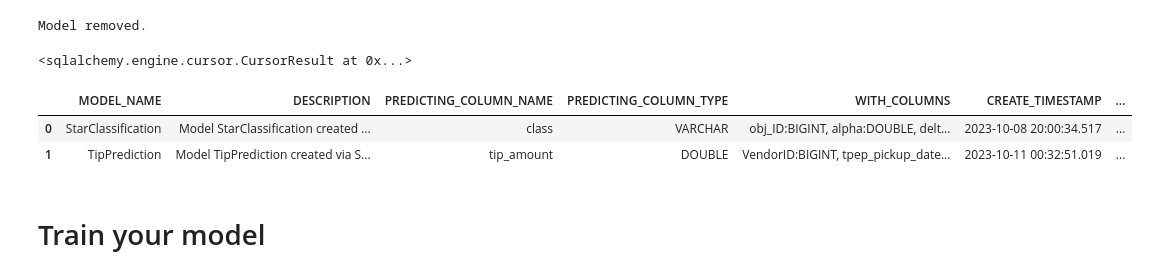
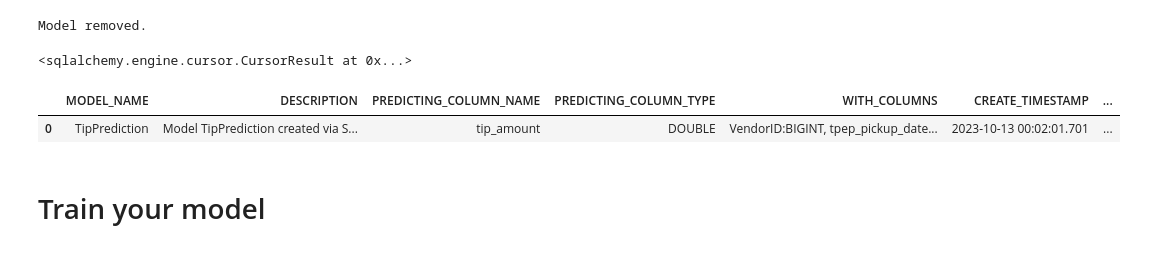
Before and after one commit to jrpereirajr/intersystems-iris-notebooks, a Jupyter notebook: cloud_sql/ny_taxi_tip_prediction/NY Taxi Tip Prediction (Regression).ipynb, the cells around one changed output. Saved outputs shown, nothing was run; the diff lists cells and outputs as text; code cells hidden in the pictures.

```diff
--- a/cloud_sql/ny_taxi_tip_prediction/NY Taxi Tip Prediction (Regression).ipynb
+++ b/cloud_sql/ny_taxi_tip_prediction/NY Taxi Tip Prediction (Regression).ipynb
@@ -257,14 +244,13 @@ conn.execute(text(sql))
 # %%
 # Get the ML models hosted in IRIS
 # For more information: https://docs.intersystems.com/irislatest/csp/docbook/DocBook.UI.Page.cls?KEY=GIML_Maintain#GIML_Using_Maintain_View_Models
 sql = """
-select * from INFORMATION_SCHEMA.ML_MODELS
+select * from INFORMATION_SCHEMA.ML_MODELS where MODEL_NAME = 'TipPrediction'
 """
-pd.read_sql(sql, conn)
+pd.read_sql(text(sql), conn)
 # %% [output]
 |  | MODEL_NAME | DESCRIPTION | PREDICTING_COLUMN_NAME | PREDICTING_COLUMN_TYPE | WITH_COLUMNS | CREATE_TIMESTAMP | ... |
-| 0 | StarClassification | Model StarClassification created ... | class | VARCHAR | obj_ID:BIGINT, alpha:DOUBLE, delt... | 2023-10-08 20:00:34.517 | ... |
-| 1 | TipPrediction | Model TipPrediction created via S... | tip_amount | DOUBLE | VendorID:BIGINT, tpep_pickup_date... | 2023-10-11 00:32:51.019 | ... |
+| 0 | TipPrediction | Model TipPrediction created via S... | tip_amount | DOUBLE | VendorID:BIGINT, tpep_pickup_date... | 2023-10-13 00:02:01.701 | ... |
 # %% [markdown]
 # Train your model
 # %%
```
Also changed, not shown: parts of 17 cells of this notebook, 2 other files.
